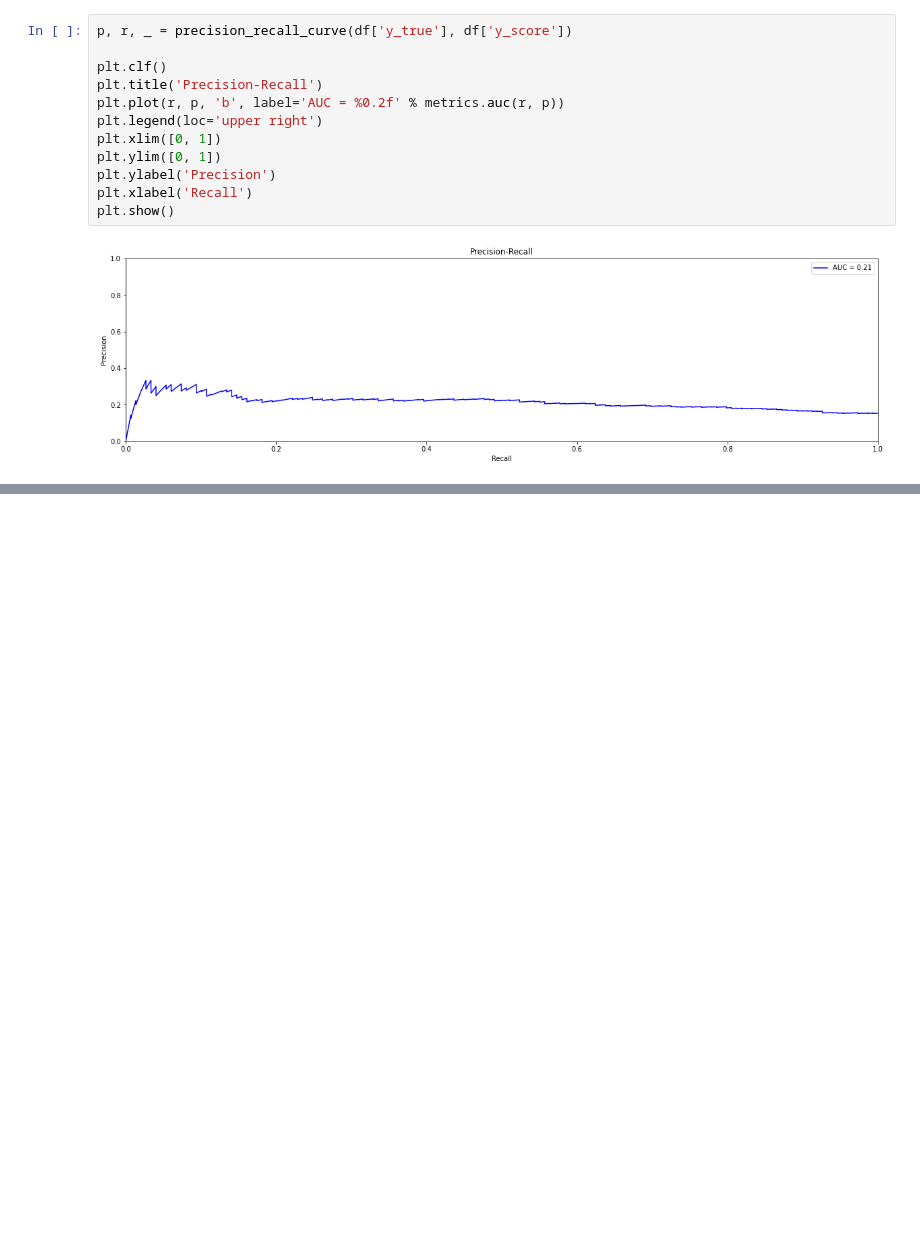
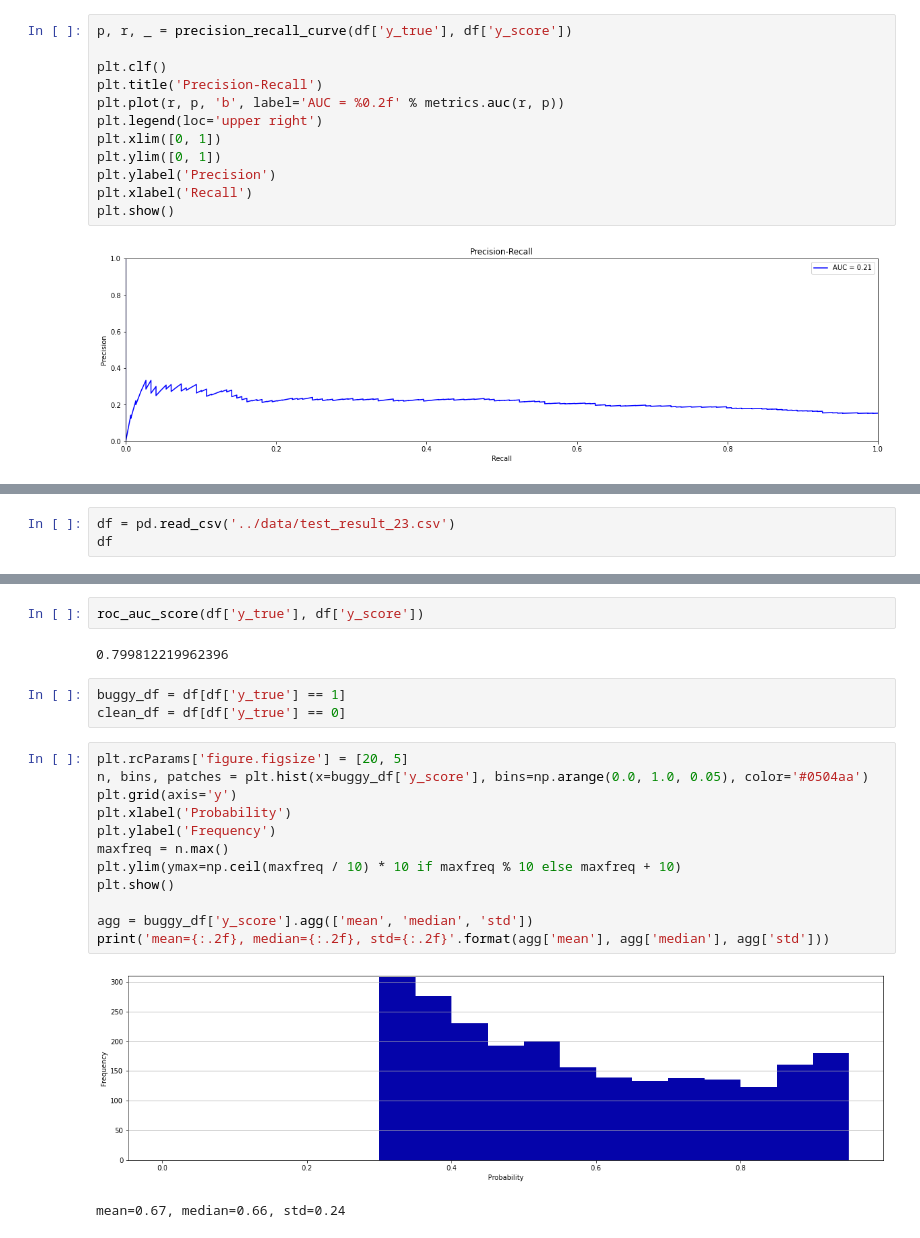
Before and after one commit to uw-swag/jit-bugpred, a Jupyter notebook: notebooks/jitgnn.ipynb, the cells around one changed output, grey strips where cells are left out. Saved outputs shown, nothing was run; the diff lists cells and outputs as text; blank space fills up the shorter version.

Commit message:
remove an unnecessary print, add new experiment results, and update result stats notebook

```diff
--- a/notebooks/jitgnn.ipynb
+++ b/notebooks/jitgnn.ipynb
@@ -560,0 +563,3 @@ plt.show()
+# %%
+df = pd.read_csv('../data/test_result_23.csv')
+df
@@ -560,0 +580,22 @@ plt.show()
+# %%
+roc_auc_score(df['y_true'], df['y_score'])
+# %% [output]
+0.799812219962396
+# %%
+buggy_df = df[df['y_true'] == 1]
+clean_df = df[df['y_true'] == 0]
+# %%
+plt.rcParams['figure.figsize'] = [20, 5]
+n, bins, patches = plt.hist(x=buggy_df['y_score'], bins=np.arange(0.0, 1.0, 0.05), color='#0504aa')
+plt.grid(axis='y')
+plt.xlabel('Probability')
+plt.ylabel('Frequency')
+maxfreq = n.max()
+plt.ylim(ymax=np.ceil(maxfreq / 10) * 10 if maxfreq % 10 else maxfreq + 10)
+plt.show()
+
+agg = buggy_df['y_score'].agg(['mean', 'median', 'std'])
+print('mean={:.2f}, median={:.2f}, std={:.2f}'.format(agg['mean'], agg['median'], agg['std']))
+# %% [output]
+[figure, added]
+mean=0.67, median=0.66, std=0.24
```
Also changed, not shown: parts of 27 cells of this notebook, 3 other files.
